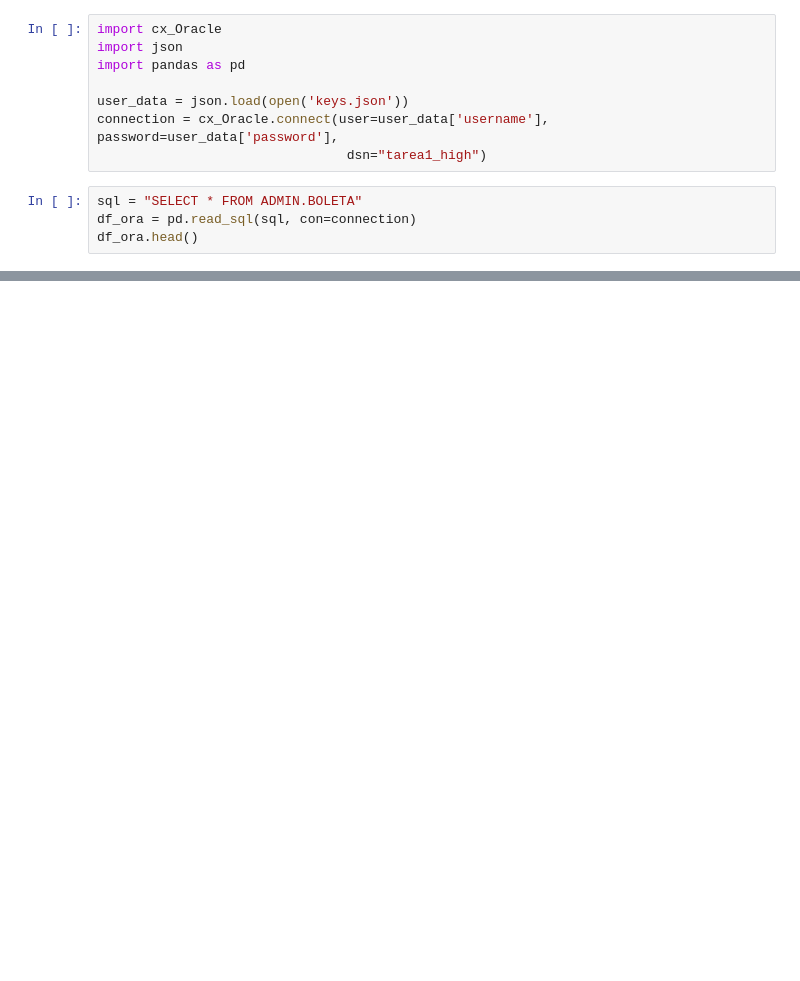
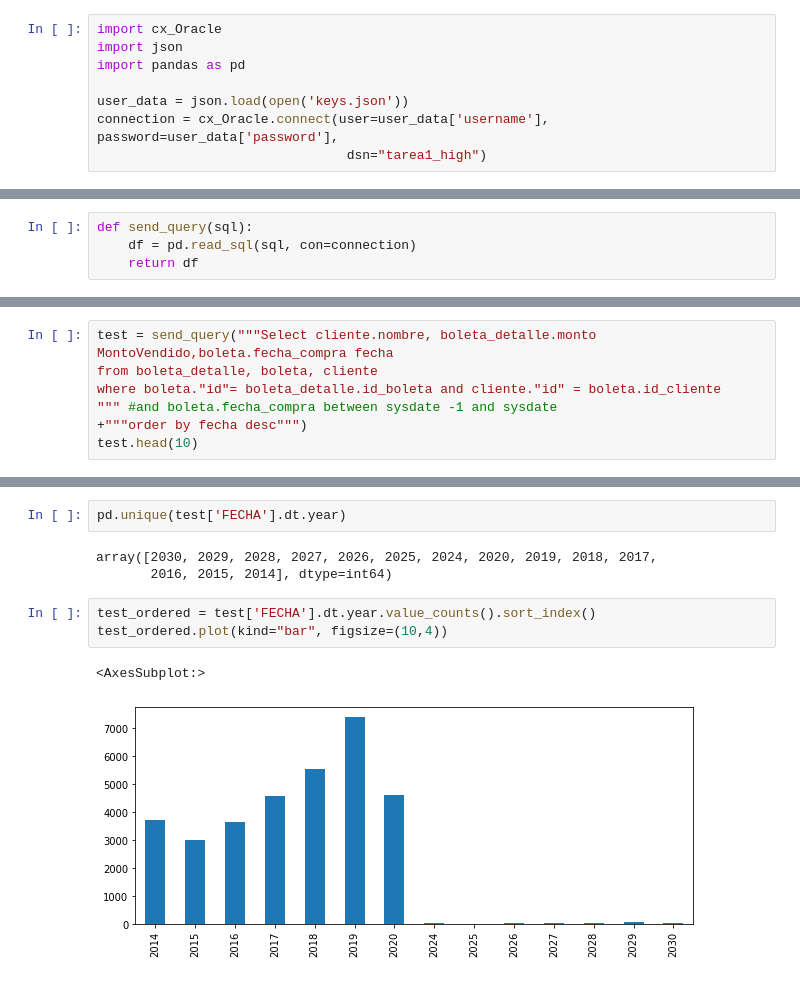
Before and after one commit to melipass/umayor-business-intelligence, a Jupyter notebook: tarea-1b/1 - Testing.ipynb, the cells around one changed output, grey strips where cells are left out. Saved outputs shown, nothing was run; the diff lists cells and outputs as text; blank space fills up the shorter version.

```diff
--- a/tarea-1b/1 - Testing.ipynb
+++ b/tarea-1b/1 - Testing.ipynb
@@ -6,7 +6,3 @@ import pandas as pd
 user_data = json.load(open('keys.json'))
 connection = cx_Oracle.connect(user=user_data['username'], password=user_data['password'],
                                 dsn="tarea1_high")
-# %%
-sql = "SELECT * FROM ADMIN.BOLETA"
-df_ora = pd.read_sql(sql, con=connection)
-df_ora.head()
@@ -19,0 +11,4 @@ df_ora.head()
+# %%
+def send_query(sql):
+    df = pd.read_sql(sql, con=connection)
+    return df
@@ -19,0 +37,7 @@ df_ora.head()
+# %%
+test = send_query("""Select cliente.nombre, boleta_detalle.monto MontoVendido,boleta.fecha_compra fecha
+from boleta_detalle, boleta, cliente
+where boleta."id"= boleta_detalle.id_boleta and cliente."id" = boleta.id_cliente
+""" #and boleta.fecha_compra between sysdate -1 and sysdate
++"""order by fecha desc""")
+test.head(10)
@@ -19,0 +56,11 @@ df_ora.head()
+# %%
+pd.unique(test['FECHA'].dt.year)
+# %% [output]
+array([2030, 2029, 2028, 2027, 2026, 2025, 2024, 2020, 2019, 2018, 2017,
+       2016, 2015, 2014], dtype=int64)
+# %%
+test_ordered = test['FECHA'].dt.year.value_counts().sort_index()
+test_ordered.plot(kind="bar", figsize=(10,4))
+# %% [output]
+<AxesSubplot:>
+[figure, added]
```
Also changed, not shown: parts of 28 cells of this notebook, 1 other file.
